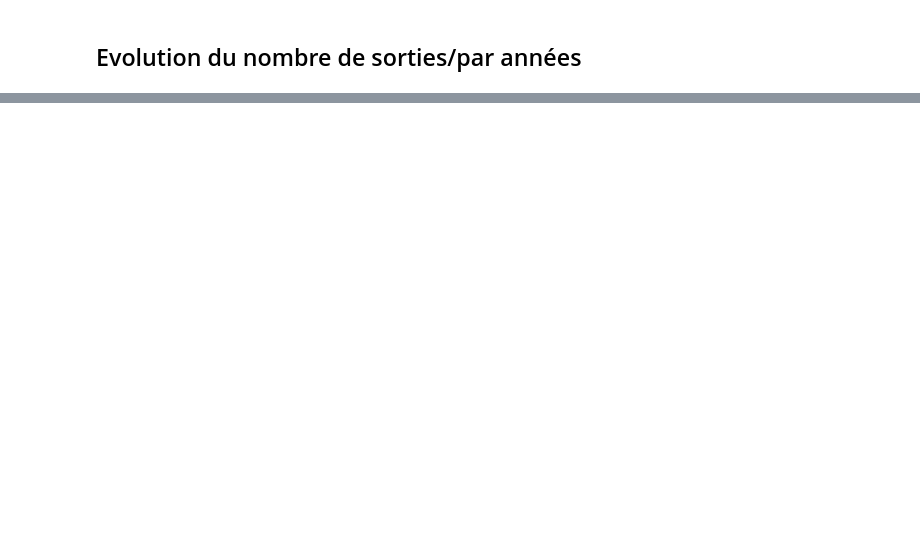
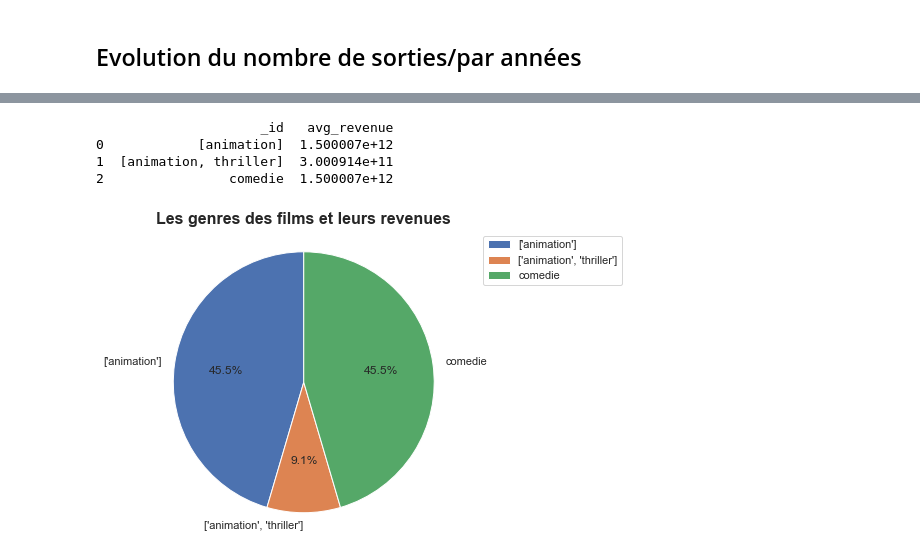
Before and after one commit to vittorio-c/themoviedb-projet-scrap, a Jupyter notebook: requete test.ipynb, the cells around one changed output, grey strips where cells are left out. Cells and saved outputs as stored; diff of their text form; code cells hidden in the pictures; blank space fills up the shorter version.

```diff
--- a/requete test.ipynb
+++ b/requete test.ipynb
@@ -133,0 +164,20 @@ plot("_id" , "total_film", "Années" ,"Nombre de films" , "total de sorties par
+# %%
+#transformer les données en dataframe et récupérer les 6 premiere valeurs
+df =  pd.DataFrame(list(best_films_genres())).head(6)
+print(df)
+# %% [output]
+                     _id   avg_revenue
+0            [animation]  1.500007e+12
+1  [animation, thriller]  3.000914e+11
+2                comedie  1.500007e+12
+# %%
+#pour récuperer les types de movies qui ont le plus de revenues
+labels = df['_id']
+revenues = df['avg_revenue']
+fig1, ax1 = plt.subplots()
+ax1.pie(revenues, labels=labels, autopct='%1.1f%%', startangle=90 , radius=1.5 )
+plt.title("Les genres des films et leurs revenues", fontdict={'fontweight': 600,'fontsize':16}, y=1.2)
+plt.legend(df['_id'],bbox_to_anchor=(1.3, 1.2))
+plt.show()
+# %% [output]
+[figure, added]
```
Also changed, not shown: parts of 12 cells of this notebook.
